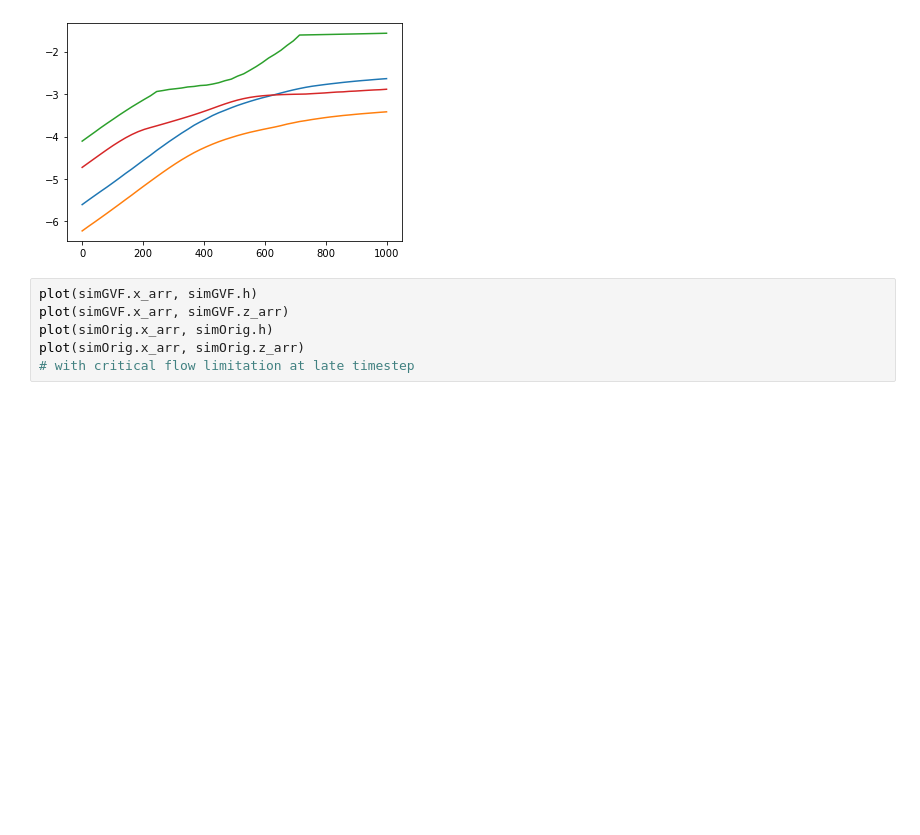
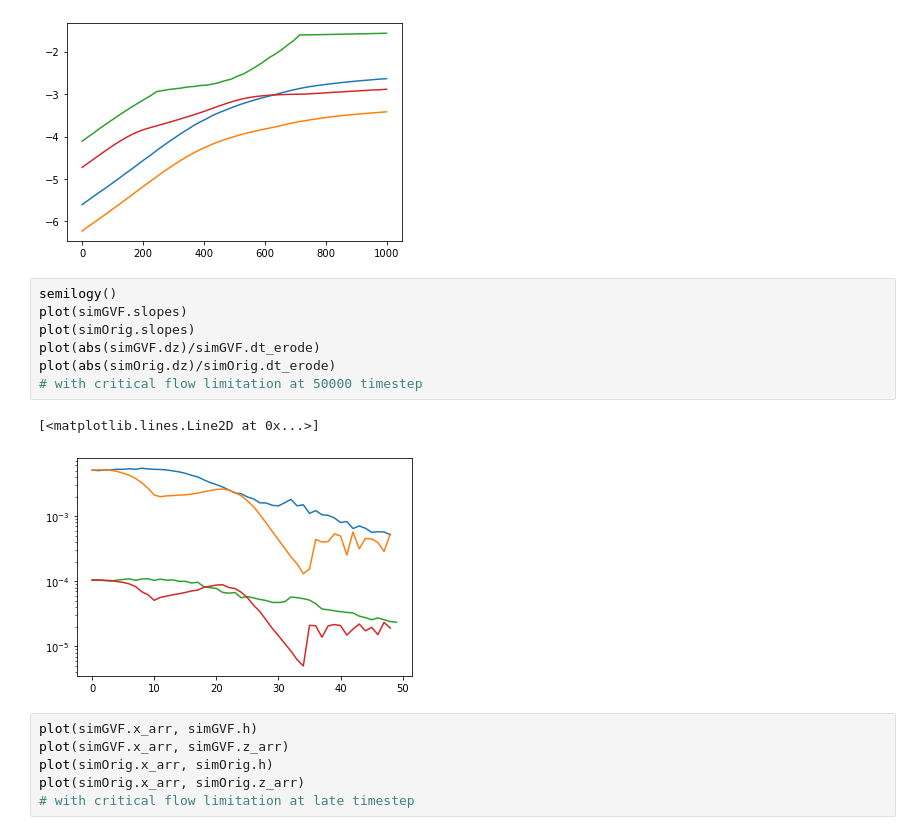
Before and after one commit to CovingtonResearchGroup/champ, a Jupyter notebook: champ/Examples/GVP-devel.ipynb, the cells around one changed output. Cells and saved outputs as stored; diff of their text form; blank space fills up the shorter version.

```diff
--- a/champ/Examples/GVP-devel.ipynb
+++ b/champ/Examples/GVP-devel.ipynb
@@ -201,6 +201,16 @@ plot(simOrig.x_arr, simOrig.z_arr)
 # %% [output]
 [<matplotlib.lines.Line2D at 0x...>]
 [figure]
+# %%
+semilogy()
+plot(simGVF.slopes)
+plot(simOrig.slopes)
+plot(abs(simGVF.dz)/simGVF.dt_erode)
+plot(abs(simOrig.dz)/simOrig.dt_erode)
+# with critical flow limitation at 50000 timestep
+# %% [output]
+[<matplotlib.lines.Line2D at 0x...>]
+[figure, added]
 # %%
 plot(simGVF.x_arr, simGVF.h)
 plot(simGVF.x_arr, simGVF.z_arr)
```
